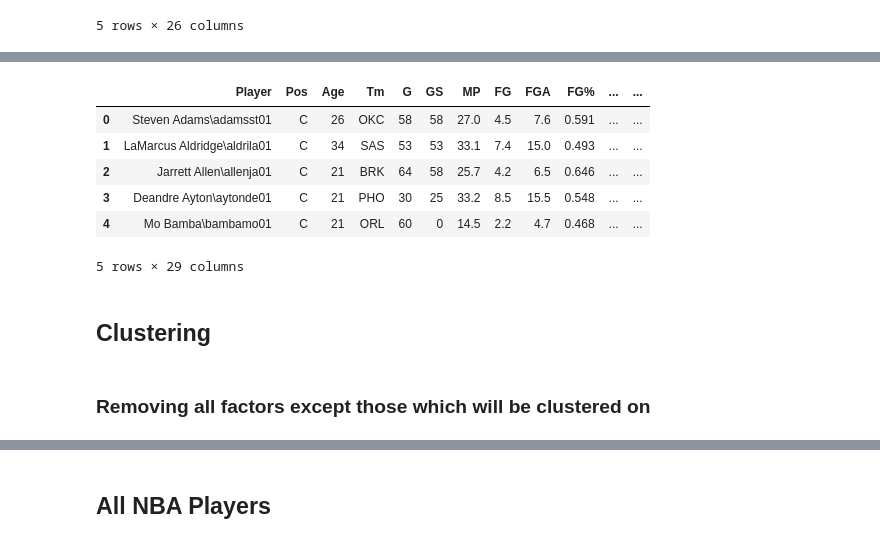
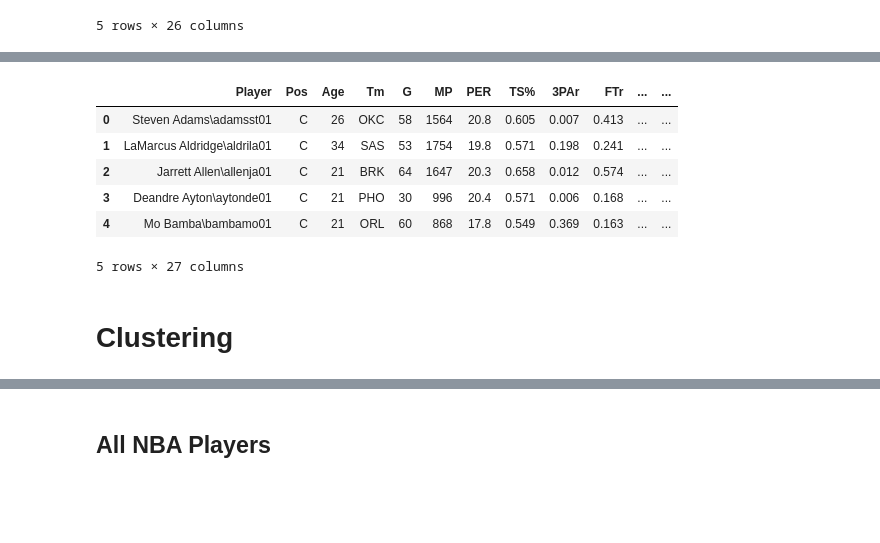
Before and after one commit to cmarshall1999/NBA-Clustering, a Jupyter notebook: NBA_Clustering.ipynb, the cells around one changed output, grey strips where cells are left out. Cells and saved outputs as stored; diff of their text form; code cells hidden in the pictures; blank space fills up the shorter version.

```diff
--- a/NBA_Clustering.ipynb
+++ b/NBA_Clustering.ipynb
@@ -151,16 +151,14 @@ pf.head()
 # %%
-c=pergame[pergame.Pos == 'C'].reset_index(drop=True)
+center=advanced[advanced.Pos == 'C'].reset_index(drop=True)
 # %%
-c.head()
+center.head()
 # %% [output]
-|  | Player | Pos | Age | Tm | G | GS | MP | FG | FGA | FG% | ... | ... |
-| 0 | Steven Adams\adamsst01 | C | 26 | OKC | 58 | 58 | 27.0 | 4.5 | 7.6 | 0.591 | ... | ... |
-| 1 | LaMarcus Aldridge\aldrila01 | C | 34 | SAS | 53 | 53 | 33.1 | 7.4 | 15.0 | 0.493 | ... | ... |
-| 2 | Jarrett Allen\allenja01 | C | 21 | BRK | 64 | 58 | 25.7 | 4.2 | 6.5 | 0.646 | ... | ... |
-| 3 | Deandre Ayton\aytonde01 | C | 21 | PHO | 30 | 25 | 33.2 | 8.5 | 15.5 | 0.548 | ... | ... |
-| 4 | Mo Bamba\bambamo01 | C | 21 | ORL | 60 | 0 | 14.5 | 2.2 | 4.7 | 0.468 | ... | ... |
+|  | Player | Pos | Age | Tm | G | MP | PER | TS% | 3PAr | FTr | ... | ... |
+| 0 | Steven Adams\adamsst01 | C | 26 | OKC | 58 | 1564 | 20.8 | 0.605 | 0.007 | 0.413 | ... | ... |
+| 1 | LaMarcus Aldridge\aldrila01 | C | 34 | SAS | 53 | 1754 | 19.8 | 0.571 | 0.198 | 0.241 | ... | ... |
+| 2 | Jarrett Allen\allenja01 | C | 21 | BRK | 64 | 1647 | 20.3 | 0.658 | 0.012 | 0.574 | ... | ... |
+| 3 | Deandre Ayton\aytonde01 | C | 21 | PHO | 30 | 996 | 20.4 | 0.571 | 0.006 | 0.168 | ... | ... |
+| 4 | Mo Bamba\bambamo01 | C | 21 | ORL | 60 | 868 | 17.8 | 0.549 | 0.369 | 0.163 | ... | ... |
-5 rows × 29 columns
+5 rows × 27 columns
 # %% [markdown]
-## Clustering
+# Clustering
-# %% [markdown]
-### Removing all factors except those which will be clustered on
```
Also changed, not shown: parts of 176 cells of this notebook.
